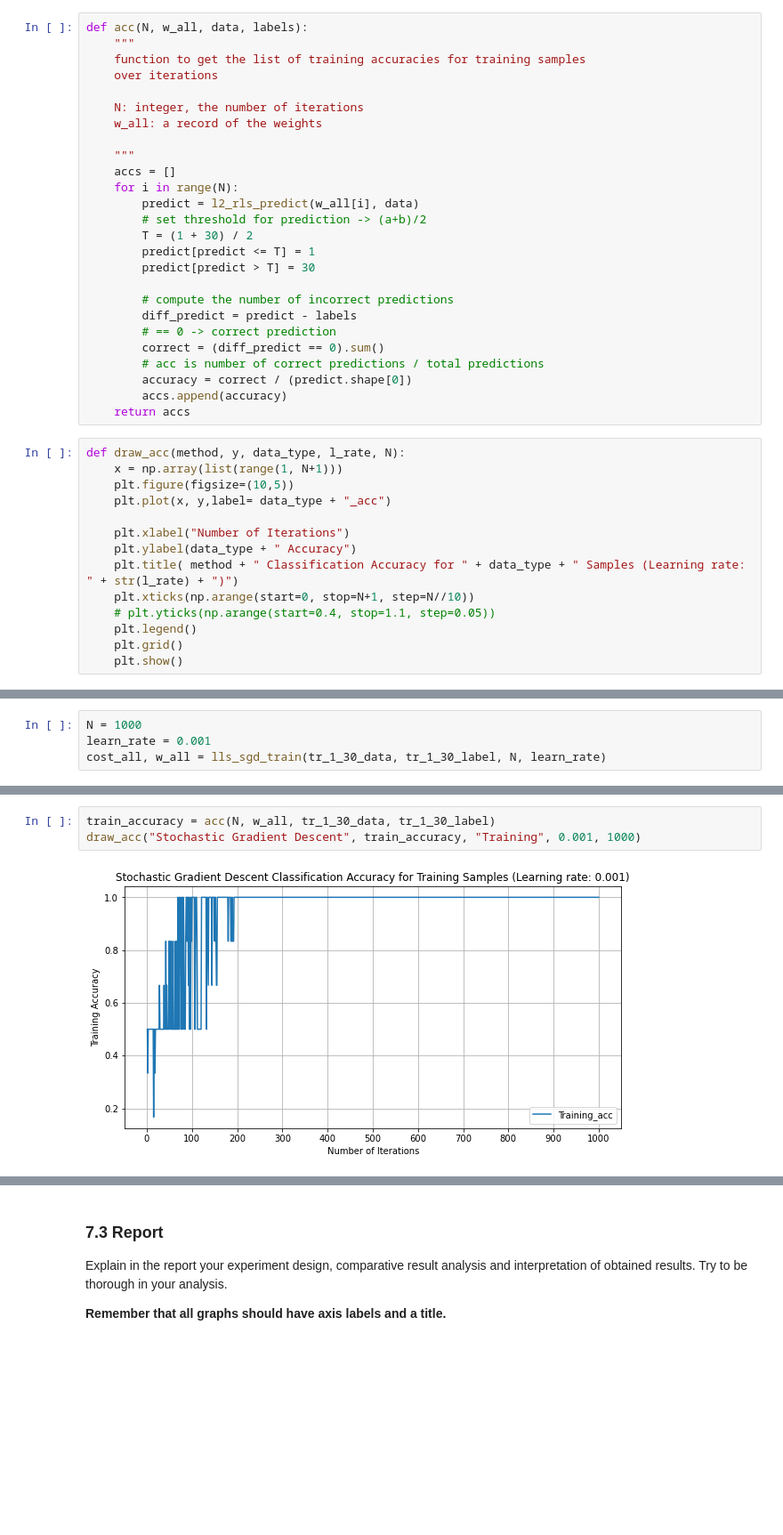
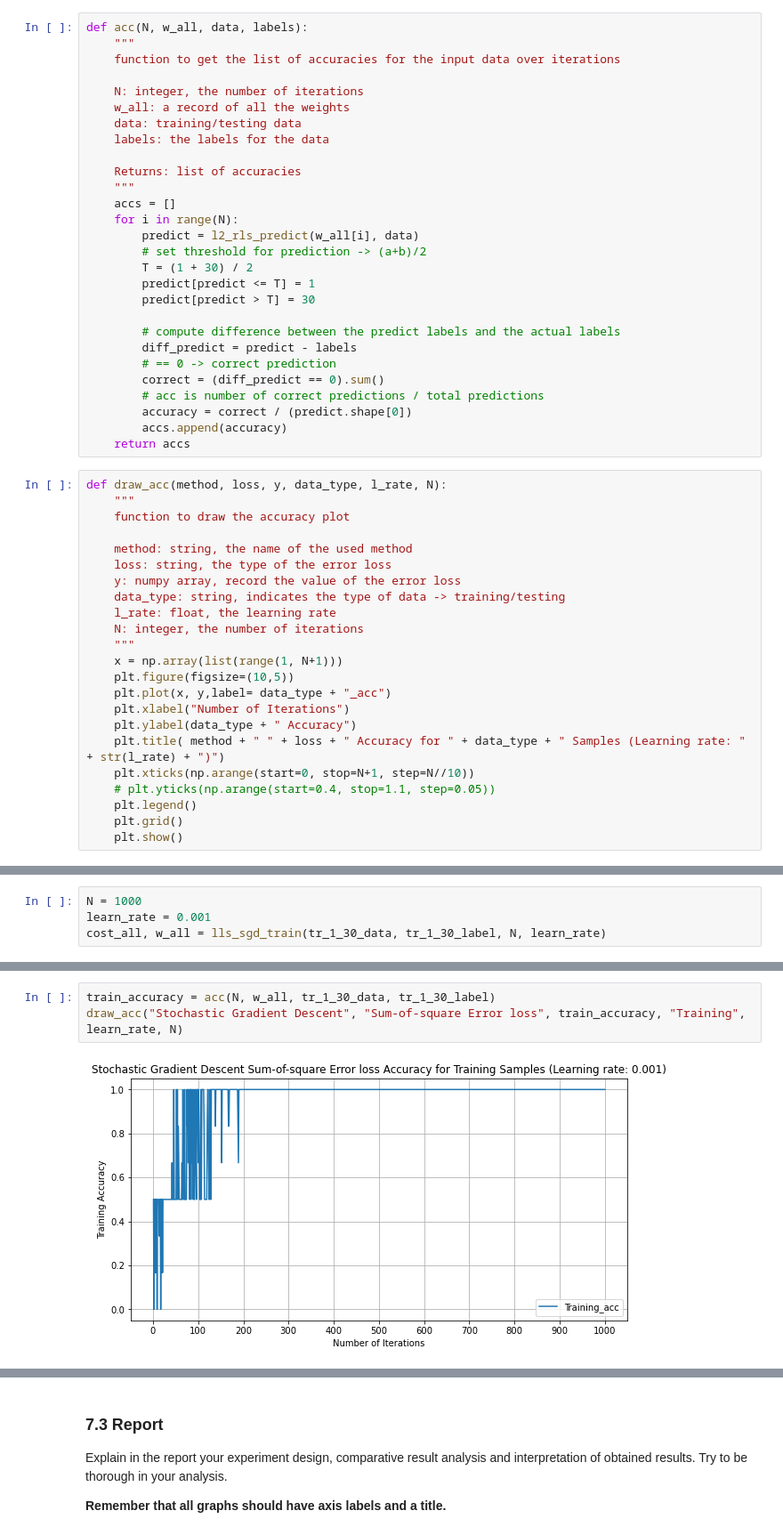
Before and after one commit to ZyWang7/Face-Recognition, a Jupyter notebook: 24112-Lab2-S-Practice2.ipynb, the cells around one changed output, grey strips where cells are left out. Shown at 89% size. Saved outputs shown, nothing was run; the diff lists cells and outputs as text; blank space fills up the shorter version.

```diff
--- a/24112-Lab2-S-Practice2.ipynb
+++ b/24112-Lab2-S-Practice2.ipynb
@@ -488,12 +495,14 @@ draw_error_loss("Gradient Descent", cost_all, 0.001, 200)
 # %%
 def acc(N, w_all, data, labels):
     """
-    function to get the list of training accuracies for training samples
-    over iterations
+    function to get the list of accuracies for the input data over iterations
 
     N: integer, the number of iterations
-    w_all: a record of the weights
+    w_all: a record of all the weights
+    data: training/testing data
+    labels: the labels for the data
 
+    Returns: list of accuracies
     """
     accs = []
     for i in range(N):
@@ -503,7 +512,7 @@ def acc(N, w_all, data, labels):
         predict[predict <= T] = 1
         predict[predict > T] = 30
 
-        # compute the number of incorrect predictions
+        # compute difference between the predict labels and the actual labels
         diff_predict = predict - labels
         # == 0 -> correct prediction
         correct = (diff_predict == 0).sum()
@@ -512,14 +521,23 @@ def acc(N, w_all, data, labels):
         accs.append(accuracy)
     return accs
 # %%
-def draw_acc(method, y, data_type, l_rate, N):
+def draw_acc(method, loss, y, data_type, l_rate, N):
+    """
+    function to draw the accuracy plot
+
+    method: string, the name of the used method
+    loss: string, the type of the error loss
+    y: numpy array, record the value of the error loss
+    data_type: string, indicates the type of data -> training/testing
+    l_rate: float, the learning rate
+    N: integer, the number of iterations
+    """
     x = np.array(list(range(1, N+1)))
     plt.figure(figsize=(10,5))
     plt.plot(x, y,label= data_type + "_acc")
-
     plt.xlabel("Number of Iterations")
     plt.ylabel(data_type + " Accuracy")
-    plt.title( method + " Classification Accuracy for " + data_type + " Samples (Learning rate: " + str(l_rate) + ")")
+    plt.title( method + " " + loss + " Accuracy for " + data_type + " Samples (Learning rate: " + str(l_rate) + ")")
     plt.xticks(np.arange(start=0, stop=N+1, step=N//10))
     # plt.yticks(np.arange(start=0.4, stop=1.1, step=0.05))
     plt.legend()
@@ -659,7 +666,7 @@ plt.show()
 # %%
 train_accuracy = acc(N, w_all, tr_1_30_data, tr_1_30_label)
-draw_acc("Stochastic Gradient Descent", train_accuracy, "Training", 0.001, 1000)
+draw_acc("Stochastic Gradient Descent", "Sum-of-square Error loss", train_accuracy, "Training", learn_rate, N)
 # %% [output]
-[figure, old version]
+[figure, new version]
 # %%
 test_accuracy = acc(N, w_all, te_1_30_data, te_1_30_label)
```
Also changed, not shown: parts of 21 cells of this notebook.
